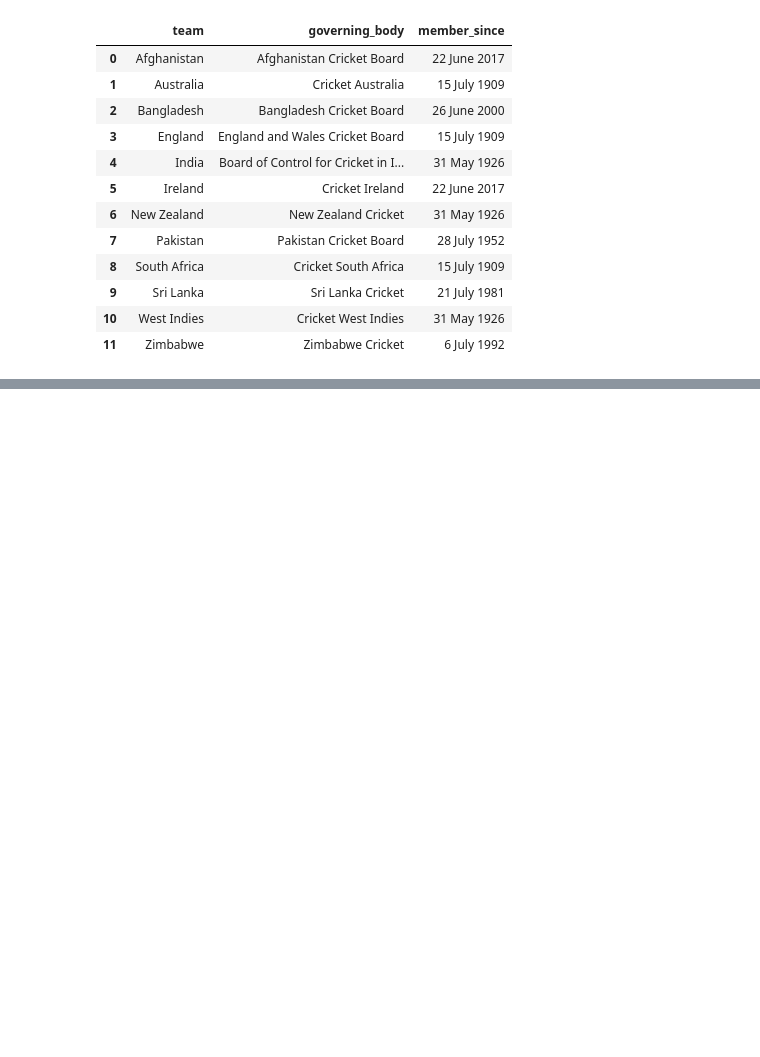
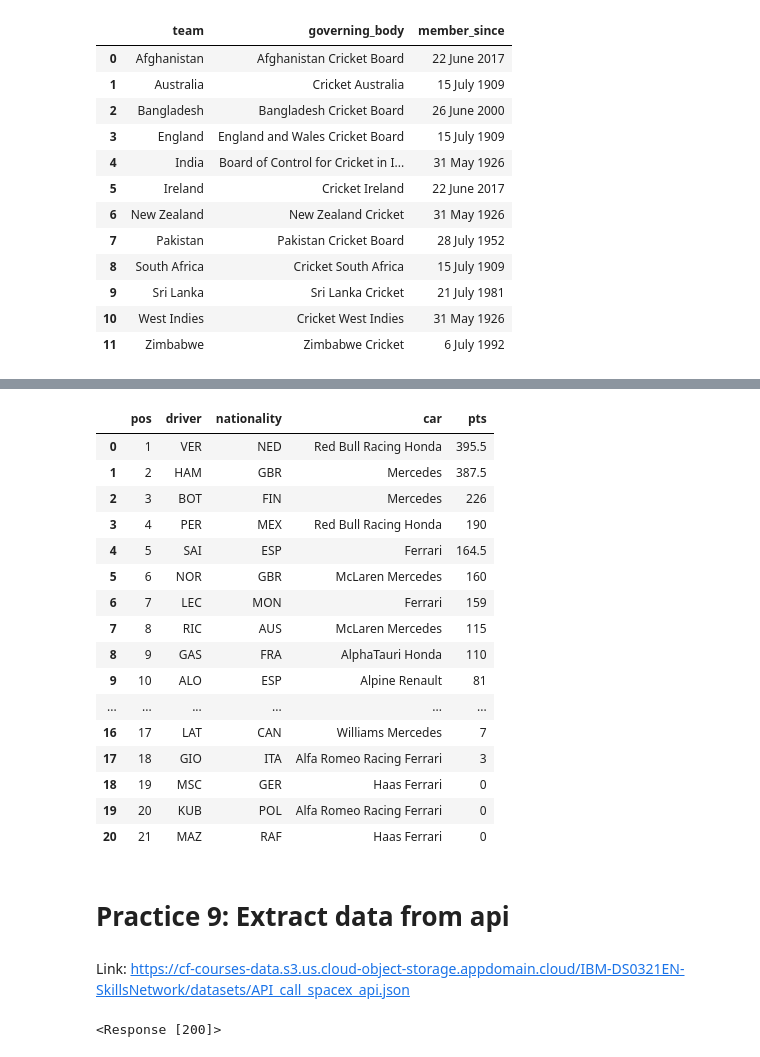
Before and after one commit to bharathArunachalam/Web_Scrapping, a Jupyter notebook: Notebook_WebScrapping.ipynb, the cells around one changed output, grey strips where cells are left out. Saved outputs shown, nothing was run; the diff lists cells and outputs as text; code cells hidden in the pictures; blank space fills up the shorter version.

```diff
--- a/Notebook_WebScrapping.ipynb
+++ b/Notebook_WebScrapping.ipynb
@@ -423,0 +767,25 @@ df_4
+# %%
+a = pd.DataFrame(standings_list)
+a
+# %% [output]
+|  | pos | driver | nationality | car | pts |
+| 0 | 1 | VER | NED | Red Bull Racing Honda | 395.5 |
+| 1 | 2 | HAM | GBR | Mercedes | 387.5 |
+| 2 | 3 | BOT | FIN | Mercedes | 226 |
+| 3 | 4 | PER | MEX | Red Bull Racing Honda | 190 |
+| 4 | 5 | SAI | ESP | Ferrari | 164.5 |
+| 5 | 6 | NOR | GBR | McLaren Mercedes | 160 |
+| 6 | 7 | LEC | MON | Ferrari | 159 |
+| 7 | 8 | RIC | AUS | McLaren Mercedes | 115 |
+| 8 | 9 | GAS | FRA | AlphaTauri Honda | 110 |
+| 9 | 10 | ALO | ESP | Alpine Renault | 81 |
+| ... | ... | ... | ... | ... | ... |
+| 16 | 17 | LAT | CAN | Williams Mercedes | 7 |
+| 17 | 18 | GIO | ITA | Alfa Romeo Racing Ferrari | 3 |
+| 18 | 19 | MSC | GER | Haas Ferrari | 0 |
+| 19 | 20 | KUB | POL | Alfa Romeo Racing Ferrari | 0 |
+| 20 | 21 | MAZ | RAF | Haas Ferrari | 0 |
+# %% [markdown]
+# Practice 9: Extract data from api
+# %% [markdown]
+Link: https://cf-courses-data.s3.us.cloud-object-storage.appdomain.cloud/IBM-DS0321EN-SkillsNetwork/datasets/API_call_spacex_api.json
@@ -423,0 +796,6 @@ df_4
+# %%
+url = 'https://cf-courses-data.s3.us.cloud-object-storage.appdomain.cloud/IBM-DS0321EN-SkillsNetwork/datasets/API_call_spacex_api.json'
+response_9 = requests.get(url, headers = headers)
+response_9
+# %% [output]
+<Response [200]>
```
Also changed, not shown: parts of 58 cells of this notebook.
